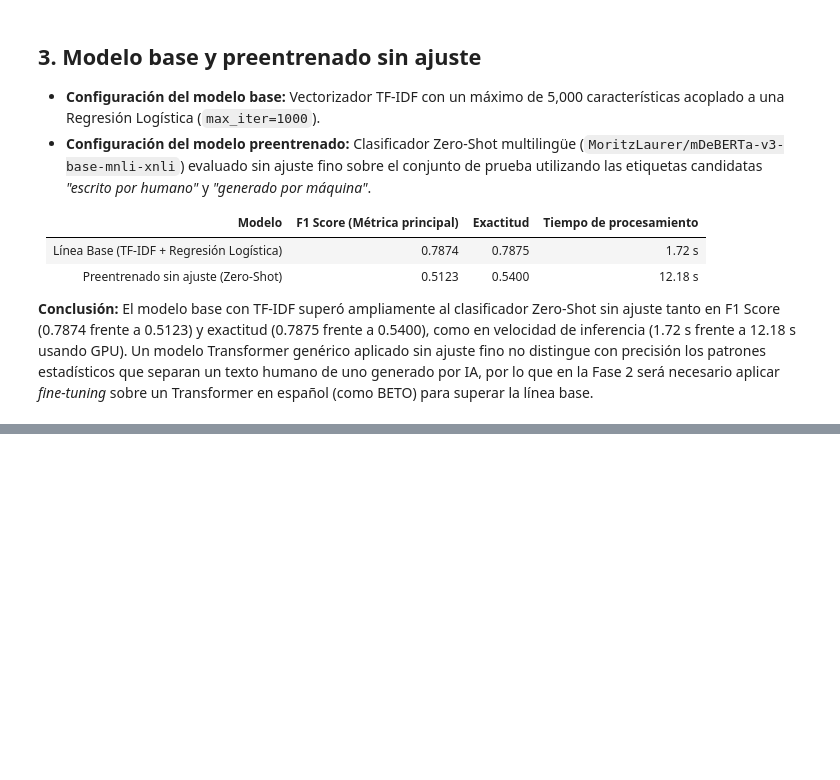
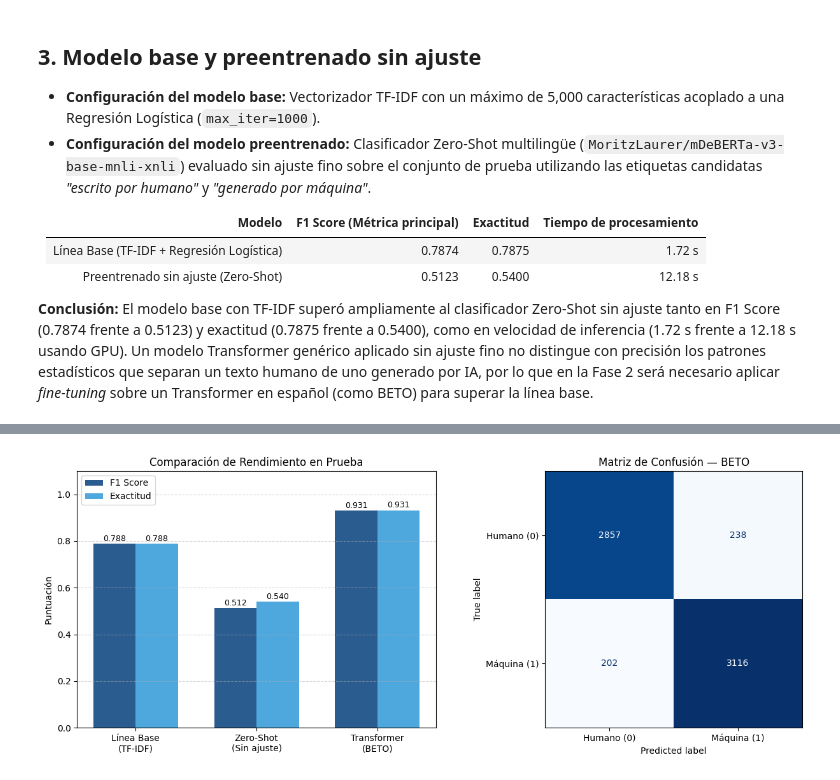
Before and after one commit to luissuwu/rnap-hack--equipo-3-, a Jupyter notebook: notebooks/entrenamiento.ipynb, the cells around one changed output, grey strips where cells are left out. Drawn from its saved outputs; the diff is of its cells as text; code cells hidden in the pictures; blank space fills up the shorter version.

```diff
--- a/notebooks/entrenamiento.ipynb
+++ b/notebooks/entrenamiento.ipynb
@@ -120,0 +255,79 @@ Tiempo:    12.18 segundos
+# %%
+import matplotlib.pyplot as plt
+from sklearn.metrics import confusion_matrix, ConfusionMatrixDisplay
+
+# Evaluación sobre el conjunto de prueba completo (6,413 textos)
+start_test = time.time()
+model_beto.eval()
+preds_beto, probs_beto = [], []
+
+with torch.no_grad():
+    for batch in test_loader:
+        input_ids = batch["input_ids"].to(device)
+        attention_mask = batch["attention_mask"].to(device)
+        outputs = model_beto(input_ids=input_ids, attention_mask=attention_mask)
+        probs = torch.softmax(outputs.logits, dim=1).cpu().numpy()
+        preds = np.argmax(probs, axis=1)
+        preds_beto.extend(preds)
+        probs_beto.extend(probs)
+
+time_beto = time.time() - start_test
+f1_beto = f1_score(y_test, preds_beto, average="weighted")
+acc_beto = accuracy_score(y_test, preds_beto)
+
+print("--- Resultados Transformer Ajustado (BETO) en Prueba ---")
+print(f"F1 Score:  {f1_beto:.4f}")
+print(f"Exactitud: {acc_beto:.4f}")
+print(f"Tiempo de inferencia (6,413 textos): {time_beto:.2f} segundos\n")
+
+# Gráficas comparativas y Matriz de Confusión
+fig, axes = plt.subplots(1, 2, figsize=(13, 5))
+
+modelos = ["Línea Base\n(TF-IDF)", "Zero-Shot\n(Sin ajuste)", "Transformer\n(BETO)"]
+f1_scores = [f1_base, f1_pt, f1_beto]
+acc_scores = [acc_base, acc_pt, acc_beto]
+
+x = np.arange(len(modelos))
+width = 0.35
+
+rects1 = axes[0].bar(x - width/2, f1_scores, width, label="F1 Score", color="#2b5c8f")
+rects2 = axes[0].bar(x + width/2, acc_scores, width, label="Exactitud", color="#4ea8de")
+axes[0].set_ylabel("Puntuación")
+axes[0].set_title("Comparación de Rendimiento en Prueba")
+axes[0].set_xticks(x)
+axes[0].set_xticklabels(modelos)
+axes[0].set_ylim(0, 1.1)
+axes[0].legend()
+axes[0].grid(axis="y", linestyle="--", alpha=0.5)
+
+for rect in rects1 + rects2:
+    h = rect.get_height()
+    axes[0].annotate(f"{h:.3f}", xy=(rect.get_x() + rect.get_width()/2, h),
+                     xytext=(0, 3), textcoords="offset points", ha="center", fontsize=9)
+
+cm = confusion_matrix(y_test, preds_beto)
+disp = ConfusionMatrixDisplay(confusion_matrix=cm, display_labels=["Humano (0)", "Máquina (1)"])
+disp.plot(ax=axes[1], cmap="Blues", colorbar=False)
+axes[1].set_title("Matriz de Confusión — BETO")
+
+plt.tight_layout()
+plt.show()
+
+# Extraer casos de error reales para análisis
+y_test_list = list(y_test)
+X_test_list = list(X_test)
+errores = []
+
+for i in range(len(y_test_list)):
+    if preds_beto[i] != y_test_list[i]:
+        conf = probs_beto[i][preds_beto[i]] * 100
+        errores.append((X_test_list[i], y_test_list[i], preds_beto[i], conf))
+
+print(f"\nTotal de errores en prueba: {len(errores)} de {len(y_test_list)}")
+print("=== PRIMEROS 6 CASOS DE ERROR PARA DOCUMENTAR ===")
+for idx, (texto, real, pred, conf) in enumerate(errores[:6], 1):
+    etiqueta_real = "Humano" if real == 0 else "Máquina"
+    etiqueta_pred = "Humano" if pred == 0 else "Máquina"
+    print(f"\nCaso {idx} | Real: {etiqueta_real} | Predicho: {etiqueta_pred} (Confianza: {conf:.1f}%)")
+    print(f"Texto: {texto[:250]}...")
+# %% [output]
@@ -120,0 +338 @@ Tiempo:    12.18 segundos
+[figure, added]
```
Also changed, not shown: parts of 6 cells of this notebook.
